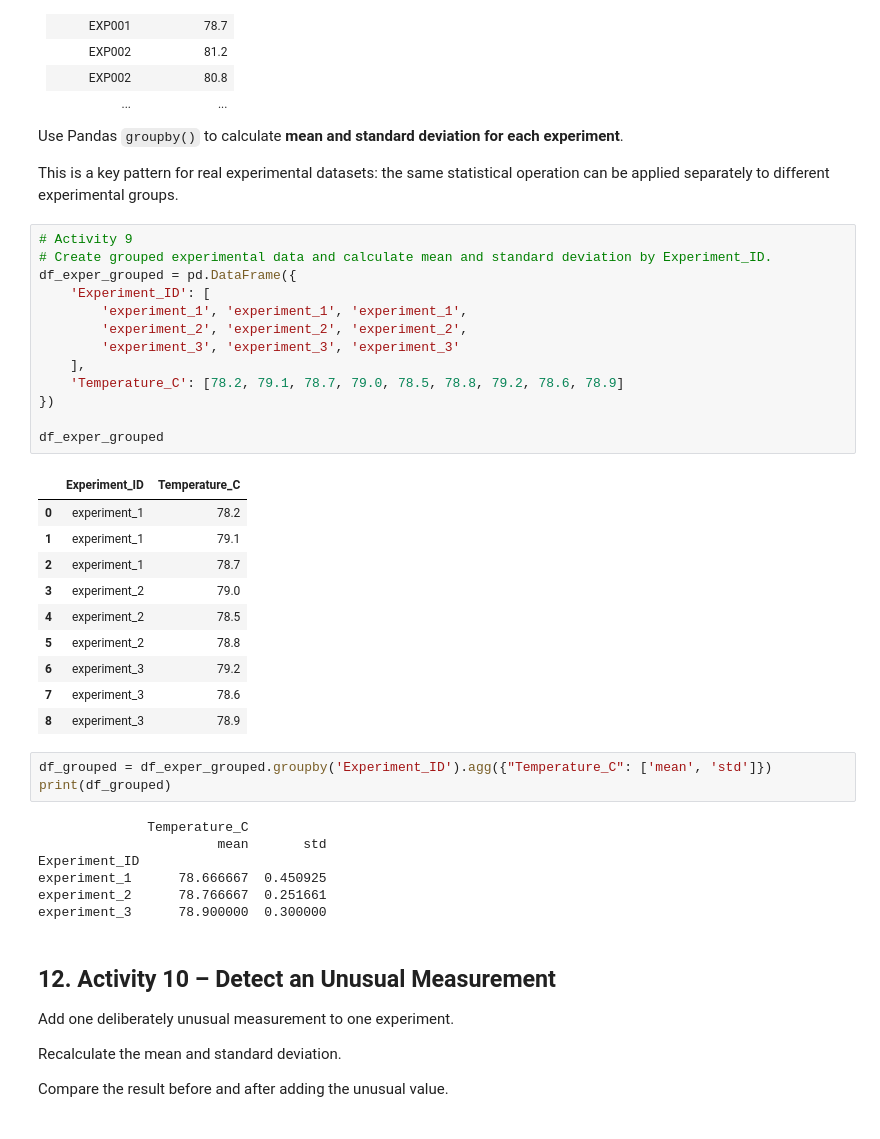
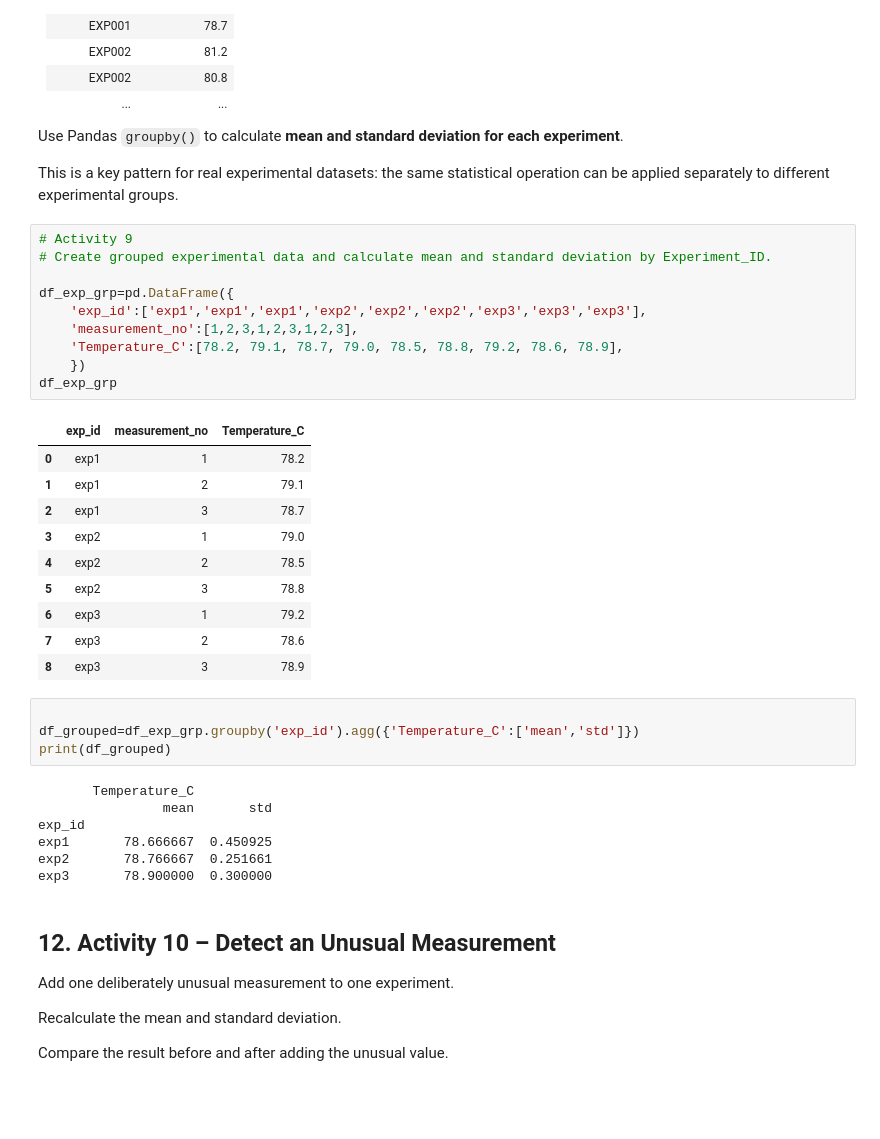
Before and after one commit to alexparashar24-spec/CP_Practical, a Jupyter notebook: Practical_09_Basic_Statistical_Analysis_Experimental_Measurements.ipynb, the cells around one changed output. Saved outputs shown, nothing was run; the diff lists cells and outputs as text.

```diff
--- a/Practical_09_Basic_Statistical_Analysis_Experimental_Measurements.ipynb
+++ b/Practical_09_Basic_Statistical_Analysis_Experimental_Measurements.ipynb
@@ -331,37 +381,35 @@ This is a key pattern for real experimental datasets: the same statistical opera
 # %%
 # Activity 9
 # Create grouped experimental data and calculate mean and standard deviation by Experiment_ID.
-df_exper_grouped = pd.DataFrame({
-    'Experiment_ID': [
-        'experiment_1', 'experiment_1', 'experiment_1',
-        'experiment_2', 'experiment_2', 'experiment_2',
-        'experiment_3', 'experiment_3', 'experiment_3'
-    ],
-    'Temperature_C': [78.2, 79.1, 78.7, 79.0, 78.5, 78.8, 79.2, 78.6, 78.9]
-})
 
-df_exper_grouped
+df_exp_grp=pd.DataFrame({
+    'exp_id':['exp1','exp1','exp1','exp2','exp2','exp2','exp3','exp3','exp3'],
+    'measurement_no':[1,2,3,1,2,3,1,2,3],
+    'Temperature_C':[78.2, 79.1, 78.7, 79.0, 78.5, 78.8, 79.2, 78.6, 78.9],
+    })
+df_exp_grp
 # %% [output]
-|  | Experiment_ID | Temperature_C |
-| 0 | experiment_1 | 78.2 |
-| 1 | experiment_1 | 79.1 |
-| 2 | experiment_1 | 78.7 |
-| 3 | experiment_2 | 79.0 |
-| 4 | experiment_2 | 78.5 |
-| 5 | experiment_2 | 78.8 |
-| 6 | experiment_3 | 79.2 |
-| 7 | experiment_3 | 78.6 |
-| 8 | experiment_3 | 78.9 |
+|  | exp_id | measurement_no | Temperature_C |
+| 0 | exp1 | 1 | 78.2 |
+| 1 | exp1 | 2 | 79.1 |
+| 2 | exp1 | 3 | 78.7 |
+| 3 | exp2 | 1 | 79.0 |
+| 4 | exp2 | 2 | 78.5 |
+| 5 | exp2 | 3 | 78.8 |
+| 6 | exp3 | 1 | 79.2 |
+| 7 | exp3 | 2 | 78.6 |
+| 8 | exp3 | 3 | 78.9 |
 # %%
-df_grouped = df_exper_grouped.groupby('Experiment_ID').agg({"Temperature_C": ['mean', 'std']})
+
+df_grouped=df_exp_grp.groupby('exp_id').agg({'Temperature_C':['mean','std']})
 print(df_grouped)
 # %% [output]
-              Temperature_C
-                       mean       std
-Experiment_ID
-experiment_1      78.666667  0.450925
-experiment_2      78.766667  0.251661
-experiment_3      78.900000  0.300000
+       Temperature_C
+                mean       std
+exp_id
+exp1       78.666667  0.450925
+exp2       78.766667  0.251661
+exp3       78.900000  0.300000
 # %% [markdown]
 ## 12. Activity 10 – Detect an Unusual Measurement
 
```
Also changed, not shown: parts of 13 cells of this notebook, 8 other files.
